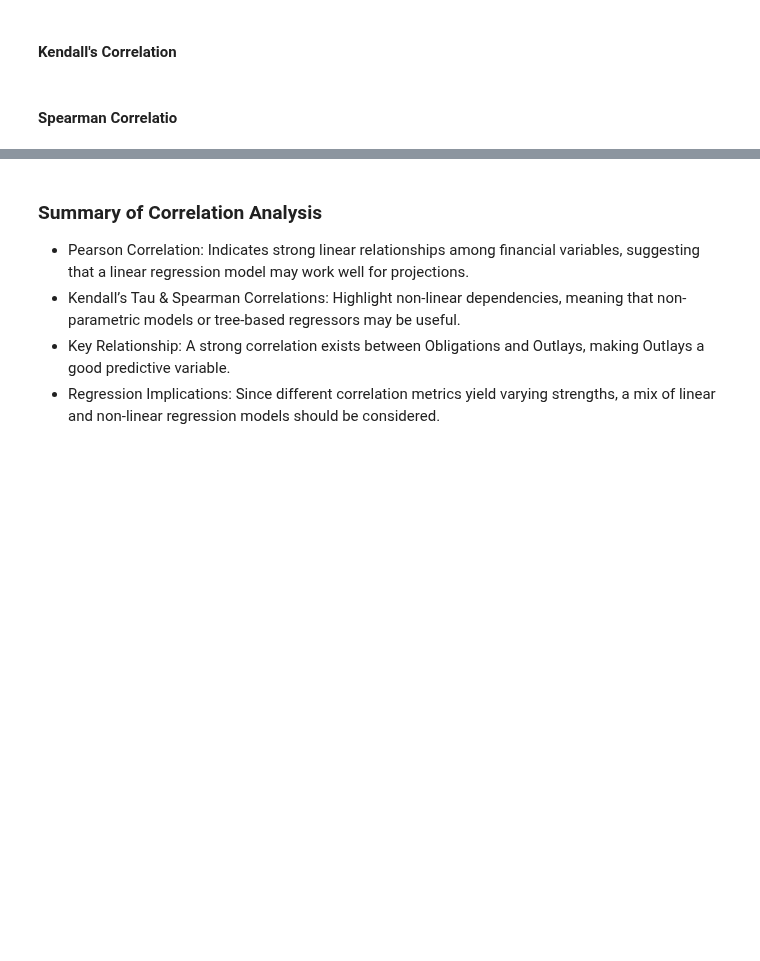
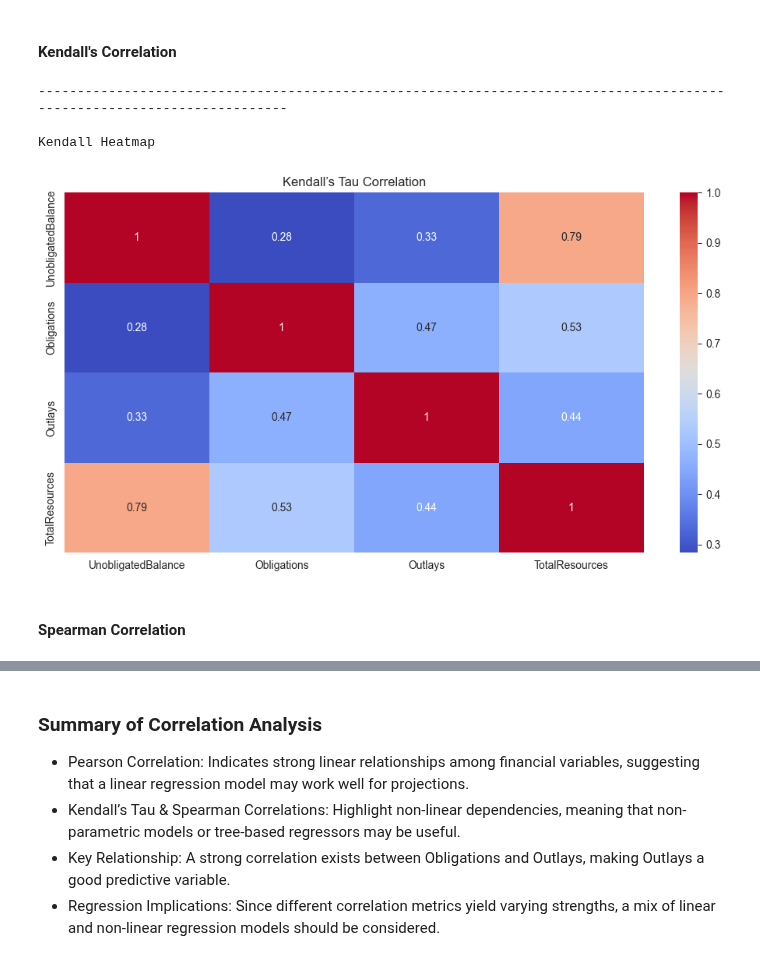
Before and after one commit to is-leeroy-jenkins/BudgetPy, a Jupyter notebook: ipynb/BalanceEstimator.ipynb, the cells around one changed output, grey strips where cells are left out. Cells and saved outputs as stored; diff of their text form; code cells hidden in the pictures; blank space fills up the shorter version.

```diff
--- a/ipynb/BalanceEstimator.ipynb
+++ b/ipynb/BalanceEstimator.ipynb
@@ -545,11 +550,20 @@ Pearson Heatmap
 # %% [markdown]
 #### Kendall's Correlation
 # %%
+print( hdr )
+print( 'Kendall Heatmap' )
+print( nwln )
+
 # Display correlation heatmaps
-plt.figure(figsize=(6, 5))
+plt.figure(figsize=(12, 6))
 sns.heatmap(df_kendall, annot=True, cmap= "coolwarm" )
 plt.title("Kendall’s Tau Correlation")
 plt.show()
+# %% [output]
+------------------------------------------------------------------------------------------------------------------------
+
+Kendall Heatmap
+[figure, added]
 # %% [markdown]
-#### Spearman Correlatio
+#### Spearman Correlation
 # %%
```
Also changed, not shown: parts of 22 cells of this notebook.
